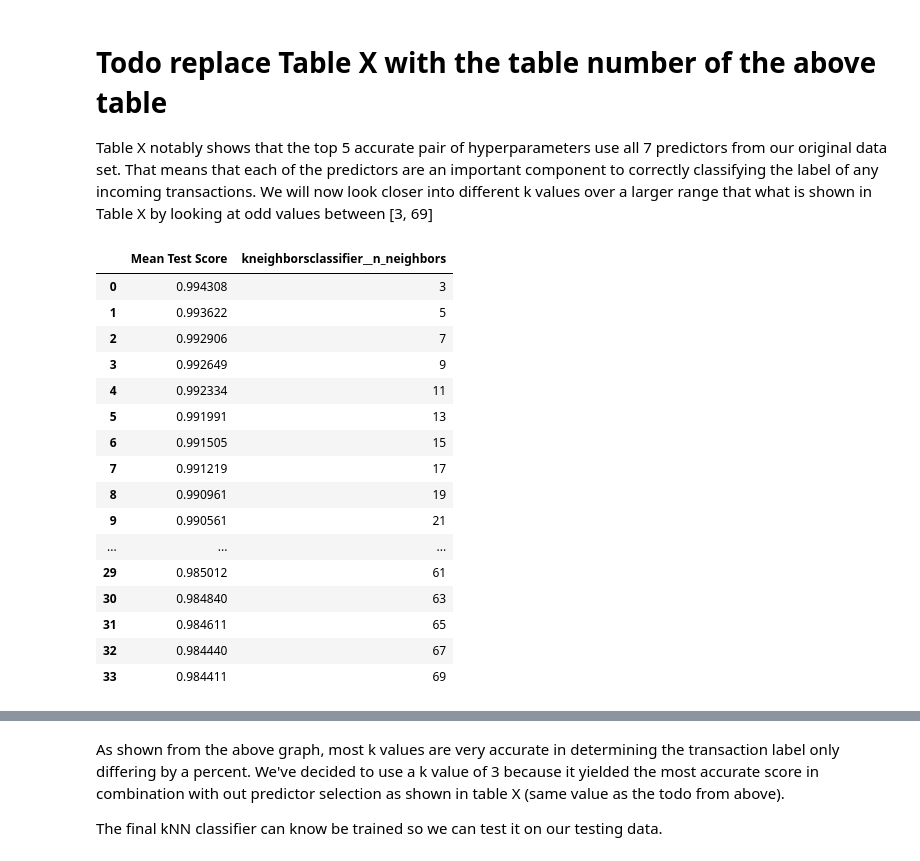
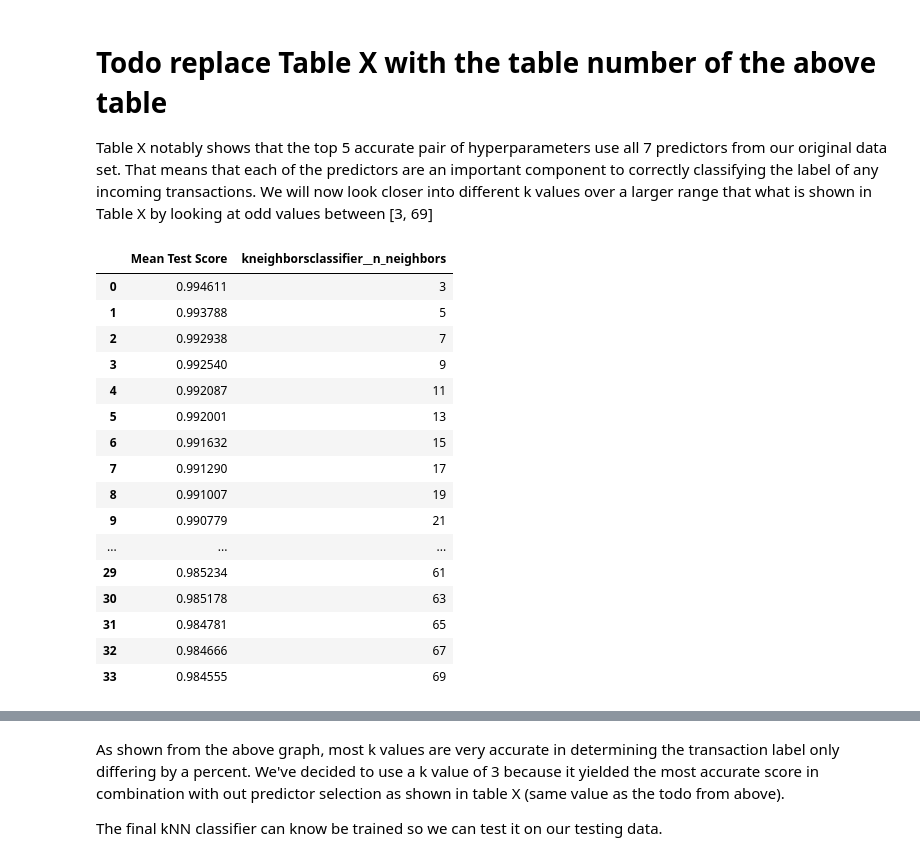
Before and after one commit to JonAndYu/ECON323-Project, a Jupyter notebook: project.ipynb, the cells around one changed output, grey strips where cells are left out. Saved outputs shown, nothing was run; the diff lists cells and outputs as text; code cells hidden in the pictures.

```diff
--- a/project.ipynb
+++ b/project.ipynb
@@ -296,37 +292,37 @@ Table X notably shows that the top 5 accurate pair of hyperparameters use all 7
 # %%
 param_grid = {
     'kneighborsclassifier__n_neighbors': [2*i + 1 for i in range(1, 35)]
 }
 
 knn_hyperparameter_selection_clf = make_pipeline(
     StandardScaler(),
     KNeighborsClassifier())
 
 # Perform grid search with 5-fold cross validation
 knn_hyperparameter_selection_res = tune(
     param_grid=param_grid,
     pipeline=knn_hyperparameter_selection_clf,
     X_train=X_train_balanced,
     y_train=y_train_balanced,
-    scoring_func='f1_macro'
+    scoring_func='f1'
 )
 
 knn_hyperparameter_selection_res
 # %% [output]
 |  | Mean Test Score | kneighborsclassifier__n_neighbors |
-| 0 | 0.994308 | 3 |
-| 1 | 0.993622 | 5 |
-| 2 | 0.992906 | 7 |
-| 3 | 0.992649 | 9 |
-| 4 | 0.992334 | 11 |
-| 5 | 0.991991 | 13 |
-| 6 | 0.991505 | 15 |
-| 7 | 0.991219 | 17 |
-| 8 | 0.990961 | 19 |
-| 9 | 0.990561 | 21 |
+| 0 | 0.994611 | 3 |
+| 1 | 0.993788 | 5 |
+| 2 | 0.992938 | 7 |
+| 3 | 0.992540 | 9 |
+| 4 | 0.992087 | 11 |
+| 5 | 0.992001 | 13 |
+| 6 | 0.991632 | 15 |
+| 7 | 0.991290 | 17 |
+| 8 | 0.991007 | 19 |
+| 9 | 0.990779 | 21 |
 | ... | ... | ... |
-| 29 | 0.985012 | 61 |
-| 30 | 0.984840 | 63 |
-| 31 | 0.984611 | 65 |
-| 32 | 0.984440 | 67 |
-| 33 | 0.984411 | 69 |
+| 29 | 0.985234 | 61 |
+| 30 | 0.985178 | 63 |
+| 31 | 0.984781 | 65 |
+| 32 | 0.984666 | 67 |
+| 33 | 0.984555 | 69 |
```
Also changed, not shown: parts of 22 cells of this notebook.
